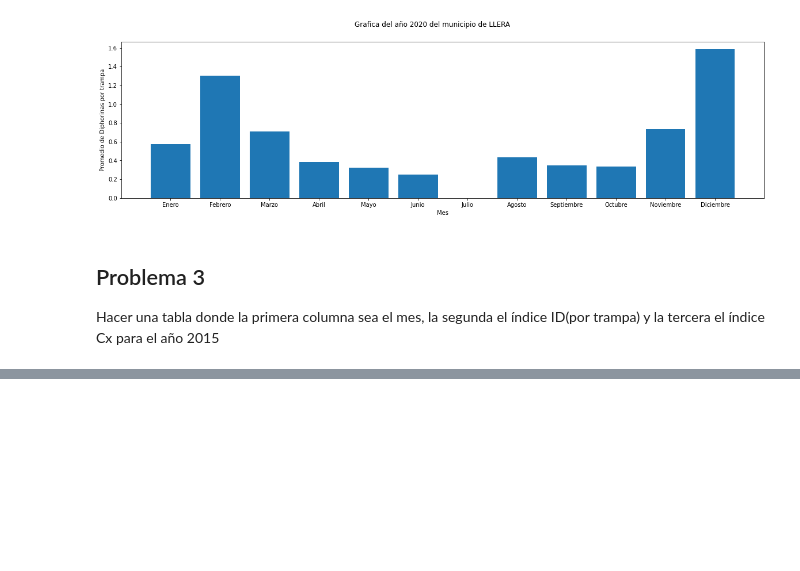
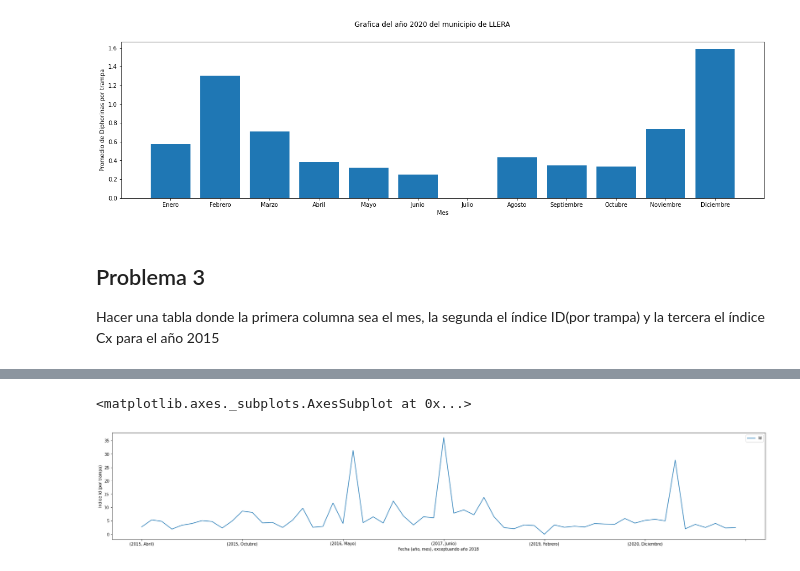
Before and after one commit to HugoMagos0725/Analisis_de_datos, a Jupyter notebook: Proyecto1_Estadistica_Descriptiva.ipynb, the cells around one changed output, grey strips where cells are left out. Cells and saved outputs as stored; diff of their text form; code cells hidden in the pictures; blank space fills up the shorter version.

```diff
--- a/Proyecto1_Estadistica_Descriptiva.ipynb
+++ b/Proyecto1_Estadistica_Descriptiva.ipynb
@@ -126,0 +133,29 @@ df1
+# %%
+from pandas.io.formats.style_render import DataFrame
+def obtener_id (x,year):
+
+  varianza=x.groupby('Mes')['No_DiaphorinasXtrampa'].var()
+  prom=x.groupby('Mes')['No_DiaphorinasXtrampa'].mean()
+
+  id=varianza/prom
+  id=DataFrame(id)
+  id.index=['Enero','Febrero','Marzo','Abril','Mayo','Junio','Julio','Agosto','Septiembre','Octubre','Noviembre','Diciembre']
+  id=id.reset_index()
+  #id.columns=[['Mes','id']]
+  id['año']=year*np.ones(12).astype(int)
+
+  return(id)
+
+cd=obtener_id(df['2015'],2015)
+df['2019']=df['2019'].rename(columns={'DiaphorinaXTrampa':'No_DiaphorinasXtrampa'})
+
+
+for i in range(2016,2021):
+  if i != 2018:
+    cd1=obtener_id(df[str(i)],i)
+    cd=[cd,cd1]
+    cd=pd.concat(cd)
+    cd.reset_index(drop=True, inplace=True)
+
+cd.columns=['Mes','Id','Año']
+cd
@@ -126,0 +180,7 @@ df1
+# %%
+cd=cd.groupby(['Año','Mes']).sum()
+
+cd.plot(xlabel='Fecha (año, mes), exceptuando año 2018',ylabel='Indice Id (por trampa)',figsize=(30,5))
+# %% [output]
+<matplotlib.axes._subplots.AxesSubplot at 0x...>
+[figure, added]
```
Also changed, not shown: parts of 4 cells of this notebook.
